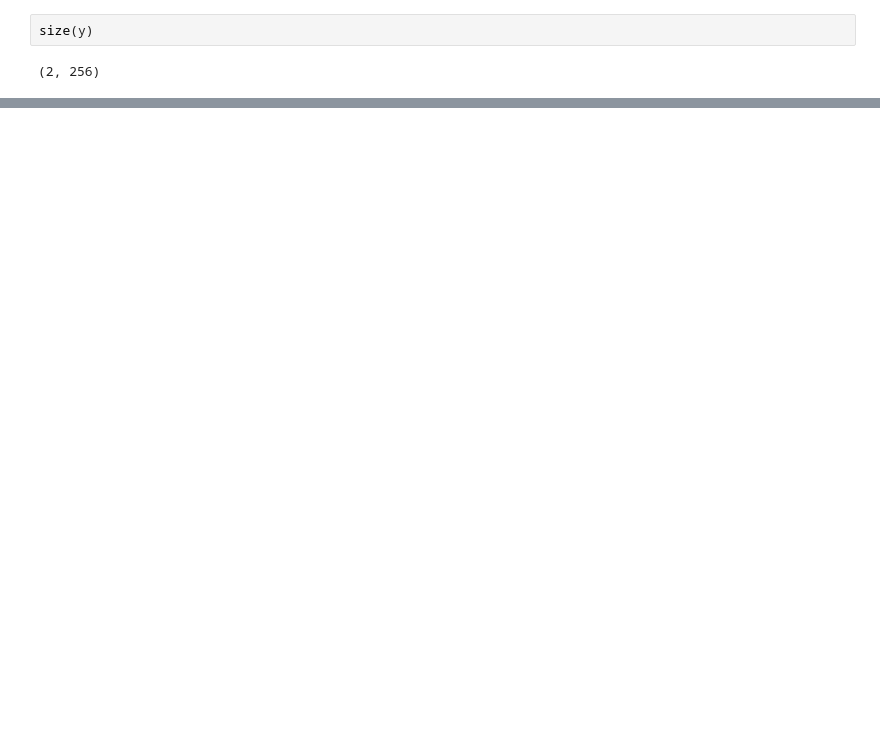
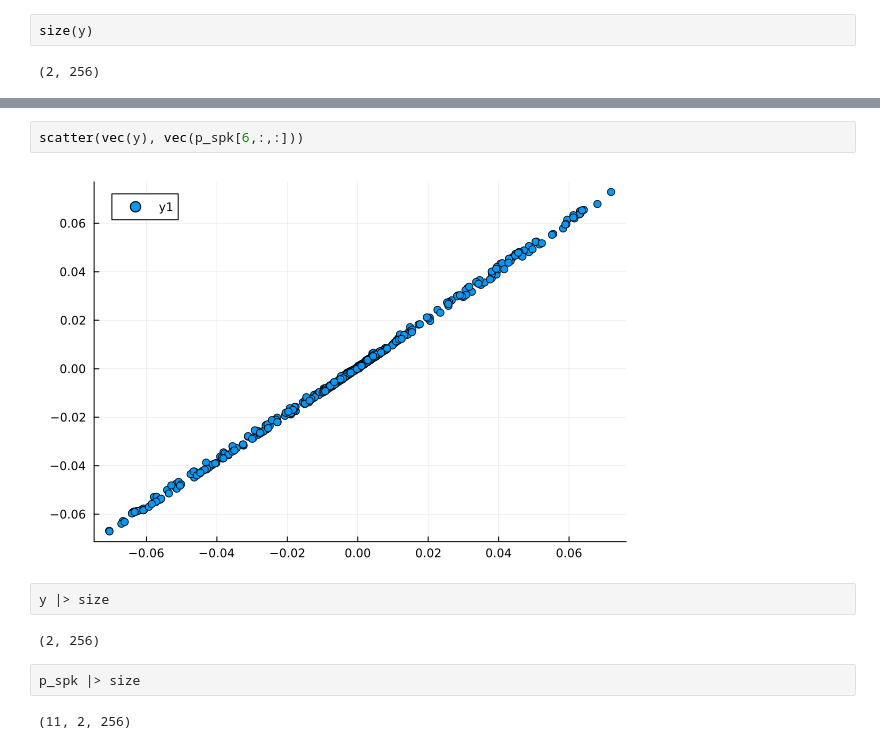
Before and after one commit to wilkieolin/PhasorNetworks.jl, a Jupyter notebook: demos/network.ipynb, the cells around one changed output, grey strips where cells are left out. Cells and saved outputs as stored; diff of their text form; blank space fills up the shorter version.

```diff
--- a/demos/network.ipynb
+++ b/demos/network.ipynb
@@ -138,3 +184,15 @@ scatter(vec(y), vec(p_spk[5,:,:]))
+# %%
+scatter(vec(y), vec(p_spk[6,:,:]))
+# %% [output]
+[figure, added]
+# %%
+y |> size
+# %% [output]
+(2, 256)
+# %%
+p_spk |> size
+# %% [output]
+(11, 2, 256)
 # %%
 cycle_correlation(y, p_spk)
 # %% [output]
```
Also changed, not shown: parts of 26 cells of this notebook, 2 other files.
